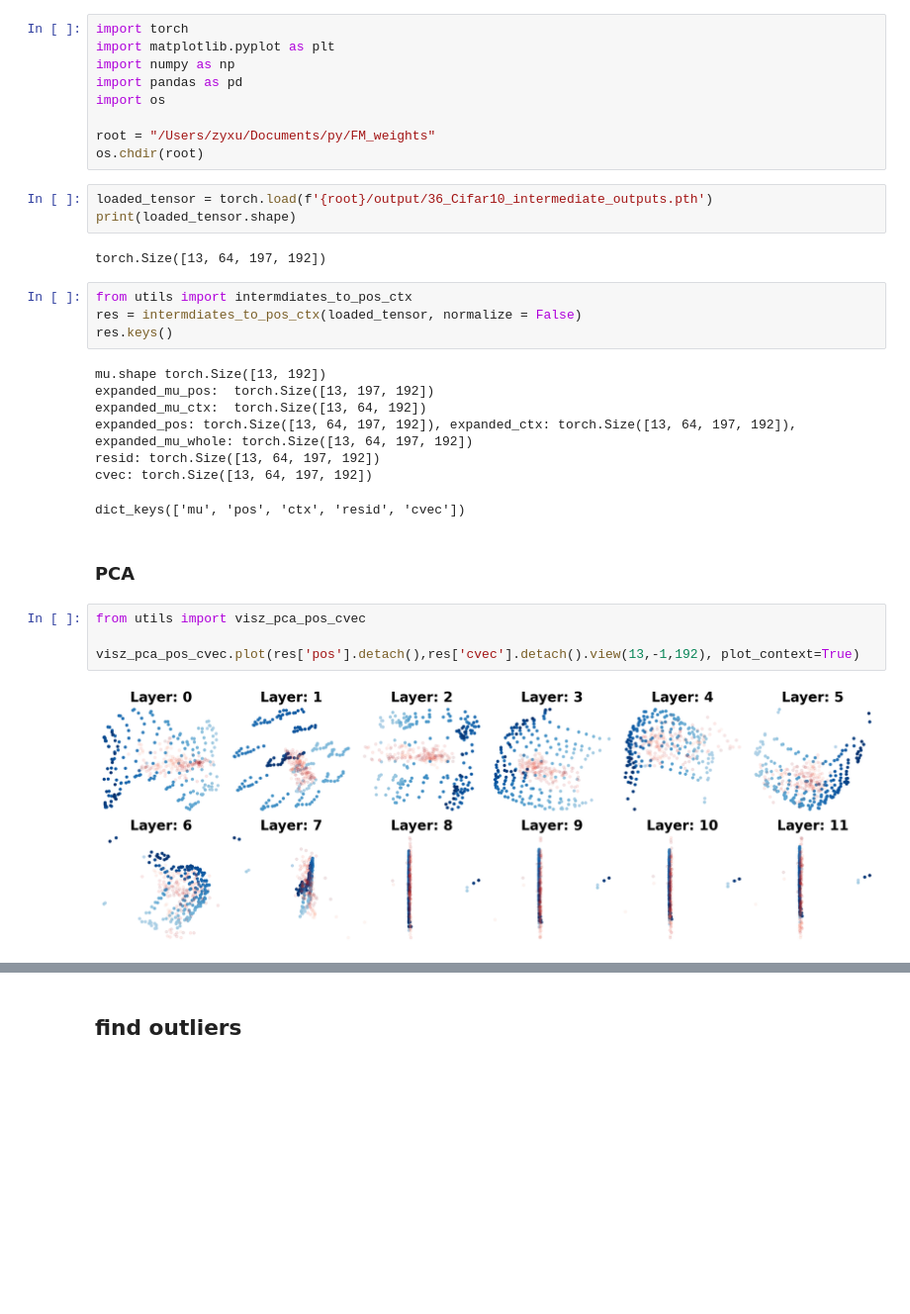
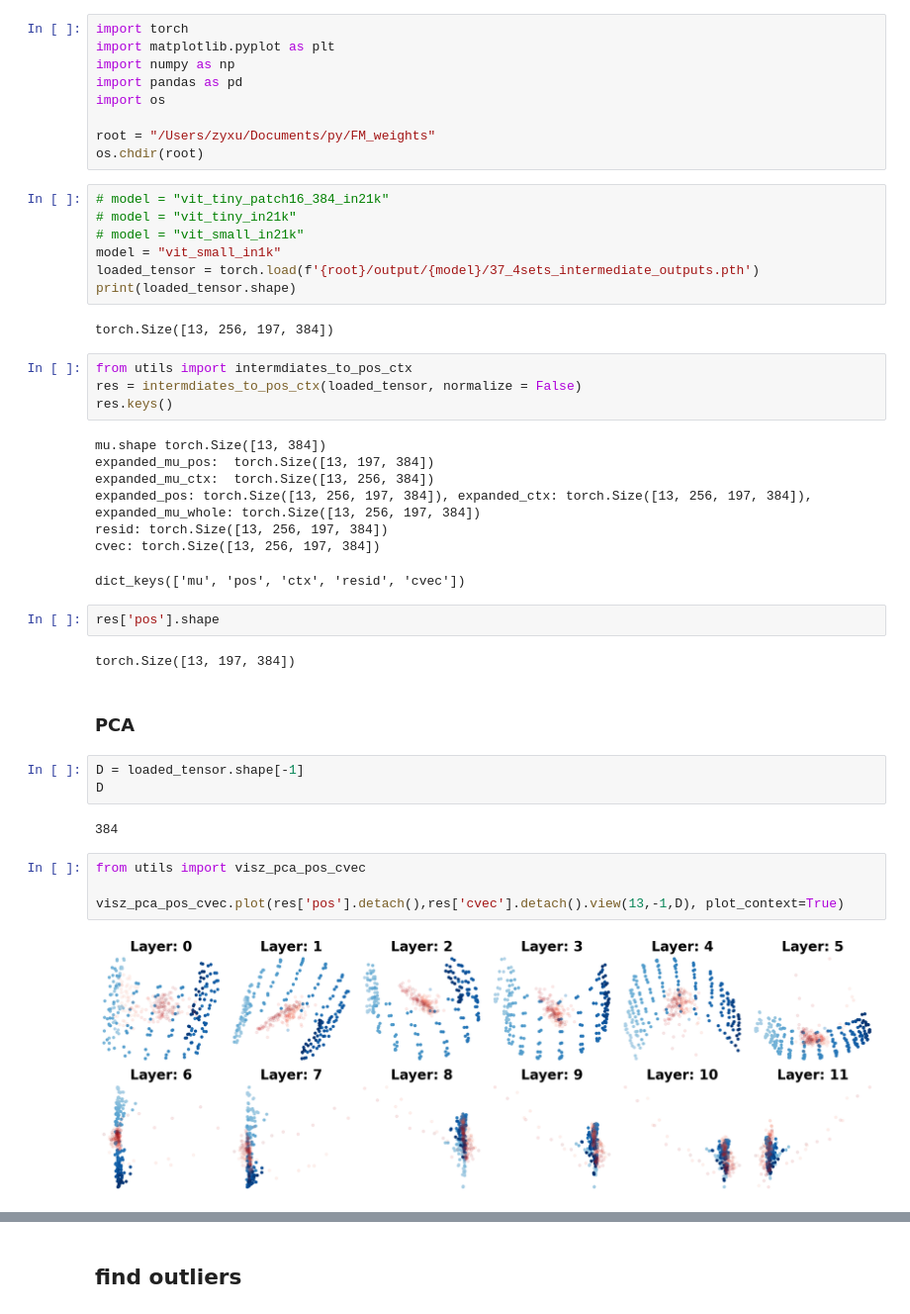
Before and after one commit to OliverXUZY/FM_weights, a Jupyter notebook: notebook/pos_pca_outliers.ipynb, the cells around one changed output, grey strips where cells are left out. Shown at 99% size. Drawn from its saved outputs; the diff is of its cells as text; blank space fills up the shorter version.

```diff
--- a/notebook/pos_pca_outliers.ipynb
+++ b/notebook/pos_pca_outliers.ipynb
@@ -8,28 +8,41 @@ import os
 root = "/Users/zyxu/Documents/py/FM_weights"
 os.chdir(root)
 # %%
-loaded_tensor = torch.load(f'{root}/output/36_Cifar10_intermediate_outputs.pth')
+# model = "vit_tiny_patch16_384_in21k"
+# model = "vit_tiny_in21k"
+# model = "vit_small_in21k"
+model = "vit_small_in1k"
+loaded_tensor = torch.load(f'{root}/output/{model}/37_4sets_intermediate_outputs.pth')
 print(loaded_tensor.shape)
 # %% [output]
-torch.Size([13, 64, 197, 192])
+torch.Size([13, 256, 197, 384])
 # %%
 from utils import intermdiates_to_pos_ctx
 res = intermdiates_to_pos_ctx(loaded_tensor, normalize = False)
 res.keys()
 # %% [output]
-mu.shape torch.Size([13, 192])
-expanded_mu_pos:  torch.Size([13, 197, 192])
-expanded_mu_ctx:  torch.Size([13, 64, 192])
-expanded_pos: torch.Size([13, 64, 197, 192]), expanded_ctx: torch.Size([13, 64, 197, 192]), expanded_mu_whole: torch.Size([13, 64, 197, 192])
-resid: torch.Size([13, 64, 197, 192])
-cvec: torch.Size([13, 64, 197, 192])
+mu.shape torch.Size([13, 384])
+expanded_mu_pos:  torch.Size([13, 197, 384])
+expanded_mu_ctx:  torch.Size([13, 256, 384])
+expanded_pos: torch.Size([13, 256, 197, 384]), expanded_ctx: torch.Size([13, 256, 197, 384]), expanded_mu_whole: torch.Size([13, 256, 197, 384])
+resid: torch.Size([13, 256, 197, 384])
+cvec: torch.Size([13, 256, 197, 384])
 dict_keys(['mu', 'pos', 'ctx', 'resid', 'cvec'])
+# %%
+res['pos'].shape
+# %% [output]
+torch.Size([13, 197, 384])
 # %% [markdown]
 ### PCA
+# %%
+D = loaded_tensor.shape[-1]
+D
+# %% [output]
+384
 # %%
 from utils import visz_pca_pos_cvec
 
-visz_pca_pos_cvec.plot(res['pos'].detach(),res['cvec'].detach().view(13,-1,192), plot_context=True)
+visz_pca_pos_cvec.plot(res['pos'].detach(),res['cvec'].detach().view(13,-1,D), plot_context=True)
 # %% [output]
-[figure, old version]
+[figure, new version]
 # %%
```
Also changed, not shown: parts of 11 cells of this notebook, 3 other files.
